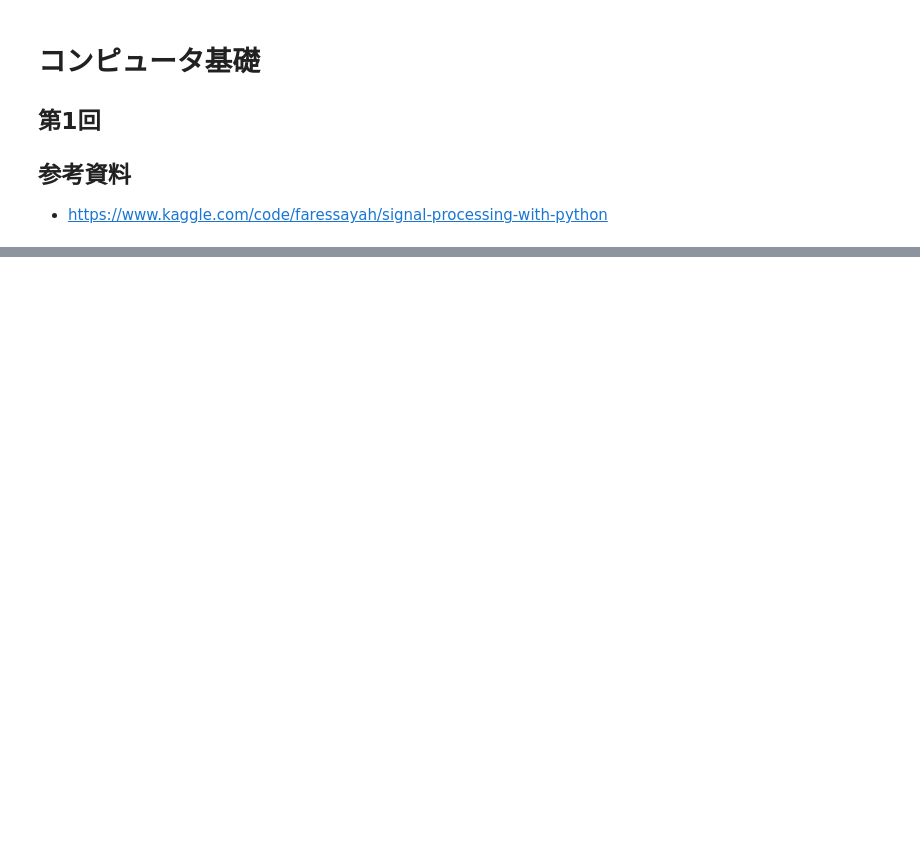
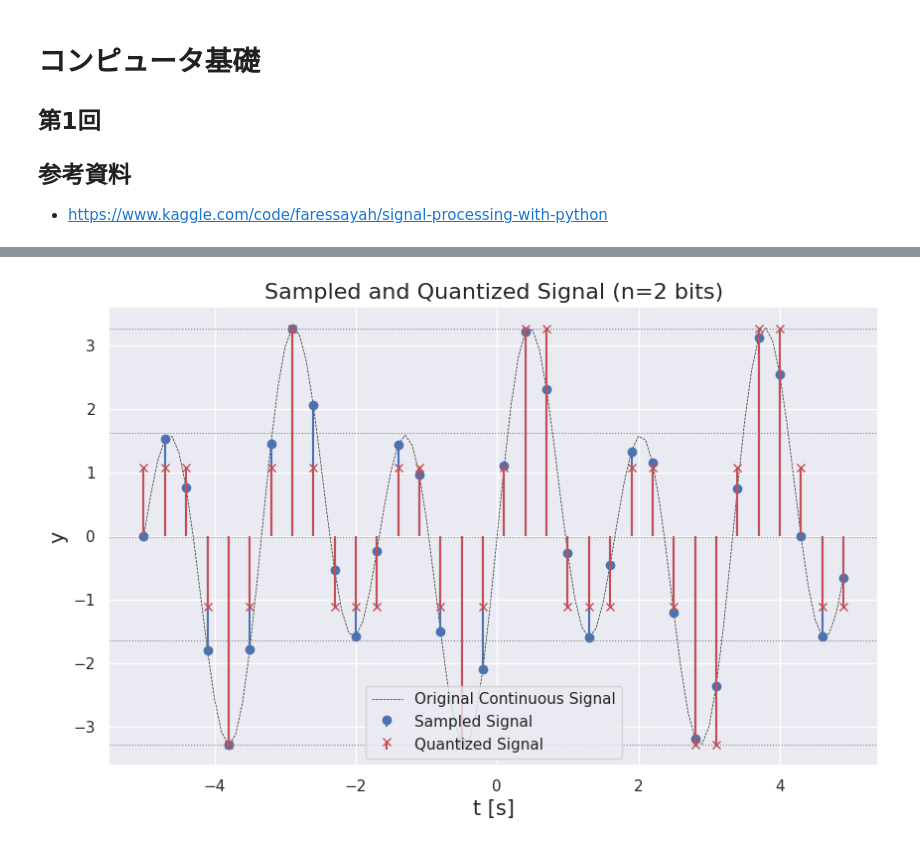
Before and after one commit to uchibe/computer_fundamentals, a Jupyter notebook: notebooks/lecture01.ipynb, the cells around one changed output, grey strips where cells are left out. Cells and saved outputs as stored; diff of their text form; code cells hidden in the pictures; blank space fills up the shorter version.

Commit message:
Implement a program to draw a quantization process.

```diff
--- a/notebooks/lecture01.ipynb
+++ b/notebooks/lecture01.ipynb
@@ -96,0 +64,48 @@ plt.tight_layout()
+# %%
+n_bits = 2 # 量子化ビット数
+quantization_levels = 2**n_bits # 量子化レベル数
+
+min_y_sampled = np.min(y_sampled)
+max_y_sampled = np.max(y_sampled)
+
+# 量子化ステップサイズを計算
+step_size = (max_y_sampled - min_y_sampled) / quantization_levels
+
+# 各量子化レベルの中心値を計算
+# 例えば、4レベルの場合、0.5*step_size, 1.5*step_size, 2.5*step_size, 3.5*step_size (offset by min_y_sampled)
+quant_level_values = np.linspace(min_y_sampled + step_size/2, max_y_sampled - step_size/2, quantization_levels)
+
+# サンプリングされた信号を量子化
+# 値を0からquantization_levels-1の範囲にスケーリングし、最も近い整数に丸め、元のスケールに戻す
+scaled_y_sampled = (y_sampled - min_y_sampled) / (max_y_sampled - min_y_sampled)
+quantized_indices = np.round(scaled_y_sampled * (quantization_levels - 1))
+y_quantized = min_y_sampled + quantized_indices * (max_y_sampled - min_y_sampled) / (quantization_levels - 1)
+
+
+plt.figure(figsize=(10, 6))
+
+# 元の連続信号
+plt.plot(t, y, 'k--', linewidth=0.5, label='Original Continuous Signal')
+
+# サンプリングされた信号
+markerline_sampled, stemlines_sampled, baseline_sampled = plt.stem(t_sampled, y_sampled, linefmt='b-', markerfmt='bo', basefmt=' ', label='Sampled Signal')
+plt.setp(stemlines_sampled, 'linewidth', 1.5)
+
+# 量子化された信号
+markerline_quantized, stemlines_quantized, baseline_quantized = plt.stem(t_sampled, y_quantized, linefmt='r-', markerfmt='rx', basefmt=' ', label='Quantized Signal')
+plt.setp(stemlines_quantized, 'linewidth', 1.5)
+
+# 量子化レベルを示す水平線
+# 各量子化レベルの境界線を描画
+for i in range(quantization_levels + 1):
+    level_boundary = min_y_sampled + i * step_size
+    plt.axhline(y=level_boundary, color='gray', linestyle=':', linewidth=0.8)
+
+plt.xlabel('t [s]', fontsize=15)
+plt.ylabel('y', fontsize=15)
+plt.title(f'Sampled and Quantized Signal (n={n_bits} bits)', fontsize=16)
+plt.legend()
+plt.grid(True)
+plt.show()
+# %% [output]
+[figure, added]
```
Also changed, not shown: parts of 8 cells of this notebook.
